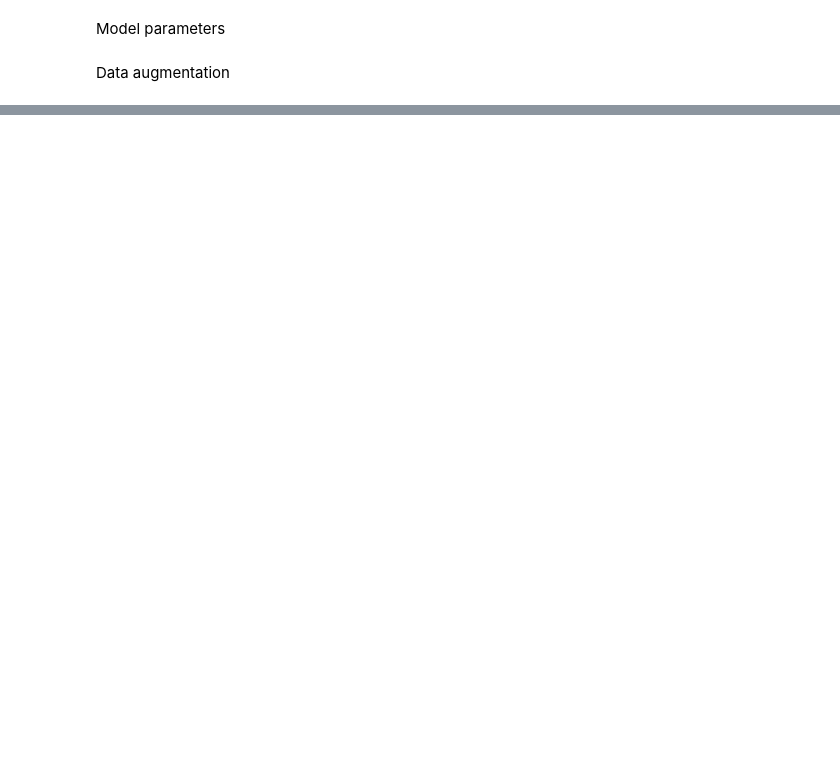
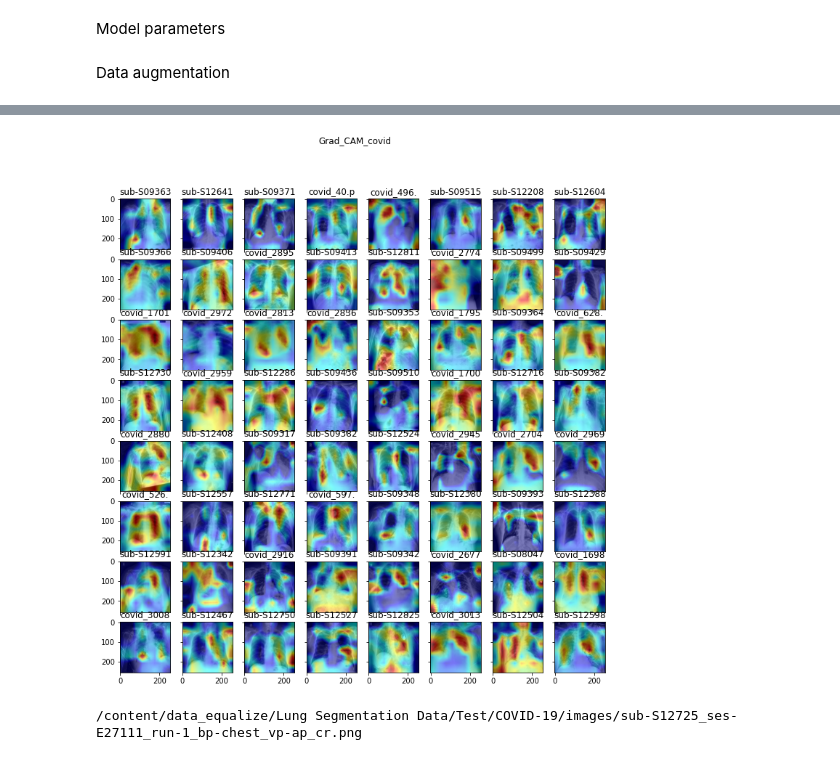
Before and after one commit to luc-perso/covid-19-xRay, a Jupyter notebook: jupyter/cnn_transformer.ipynb, the cells around one changed output, grey strips where cells are left out. Cells and saved outputs as stored; diff of their text form; code cells hidden in the pictures; blank space fills up the shorter version.

```diff
--- a/jupyter/cnn_transformer.ipynb
+++ b/jupyter/cnn_transformer.ipynb
@@ -166,0 +1018,65 @@ run_experiment(model,
+# %%
+from random import sample
+
+list_file_name = list_file_name_covid
+title = 'Grad_CAM_covid'
+
+nrows = 8
+ncols = 8
+num_img = nrows * ncols
+
+samples = list_file_name
+if (len(samples) >= num_img):
+  samples = sample(samples, num_img)
+
+# output_conv_layer = model_transformer.get_layer(encoder_name).get_output_at(0)
+# resize_shape = None
+output_conv_layer = model_transformer.get_layer('layer_normalization_17').get_output_at(0)
+resize_shape = (8, 8)
+
+grad_model = keras.Model(
+  [model_transformer.input],
+  [output_conv_layer, model_transformer.output])
+
+cam_list = grad_cam_list(samples, grad_model, resize_shape=resize_shape, pred_index=None)
+# %%
+fig = plt.figure(figsize=(12, 12))
+fig.suptitle(title)
+ax = fig.subplots(nrows=nrows, ncols=ncols, sharex=True, sharey=True)
+for i, (cam, file_name) in enumerate(zip(cam_list, samples)):
+  axe = ax.flatten()[i]
+
+  img = cv2.cvtColor(cam, cv2.COLOR_BGR2RGB)
+  im_pil = Image.fromarray(img)
+
+  axe.imshow(im_pil)
+  f_name = os.path.basename(file_name)[:10]
+  # print(f_name)
+  axe.set_title(f_name)
+
+plt.savefig(os.path.join(output_path , title + '.png'), format='png')
+plt.show()
+plt.close(fig)
+# %% [output]
+[figure, added]
+# %%
+# Load image
+print(image_file_name)
+img = keras.preprocessing.image.load_img(
+    image_file_name,
+    target_size=(image_size, image_size),
+    grayscale=True)
+img = keras.preprocessing.image.img_to_array(img)
+
+output_conv_layer = model_transformer.get_layer(encoder_name).get_output_at(0)
+resize_shape = None
+# output_conv_layer = model_transformer.get_layer('layer_normalization_8').get_output_at(0)
+# resize_shape = (8, 8)
+
+grad_model = keras.Model(
+  [model_transformer.input],
+  [output_conv_layer, model_transformer.output])
+
+cam = grad_cam(img, grad_model, resize_shape=resize_shape, pred_index=None)
+# %% [output]
+/content/data_equalize/Lung Segmentation Data/Test/COVID-19/images/sub-S12725_ses-E27111_run-1_bp-chest_vp-ap_cr.png
```
Also changed, not shown: parts of 68 cells of this notebook, 3 other files.
